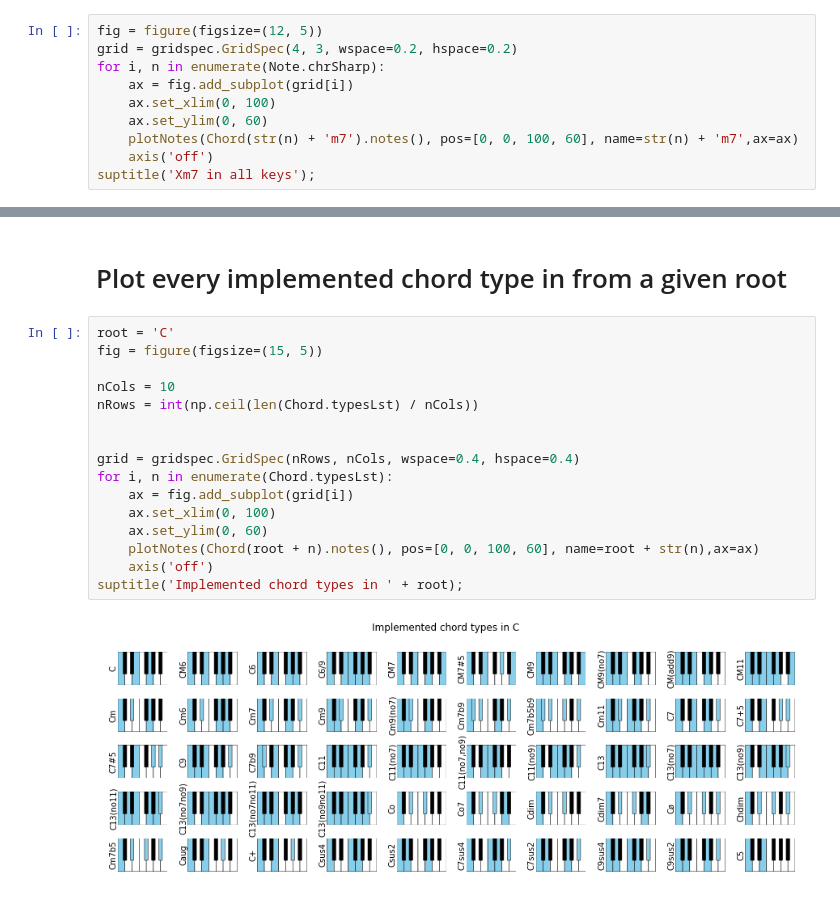
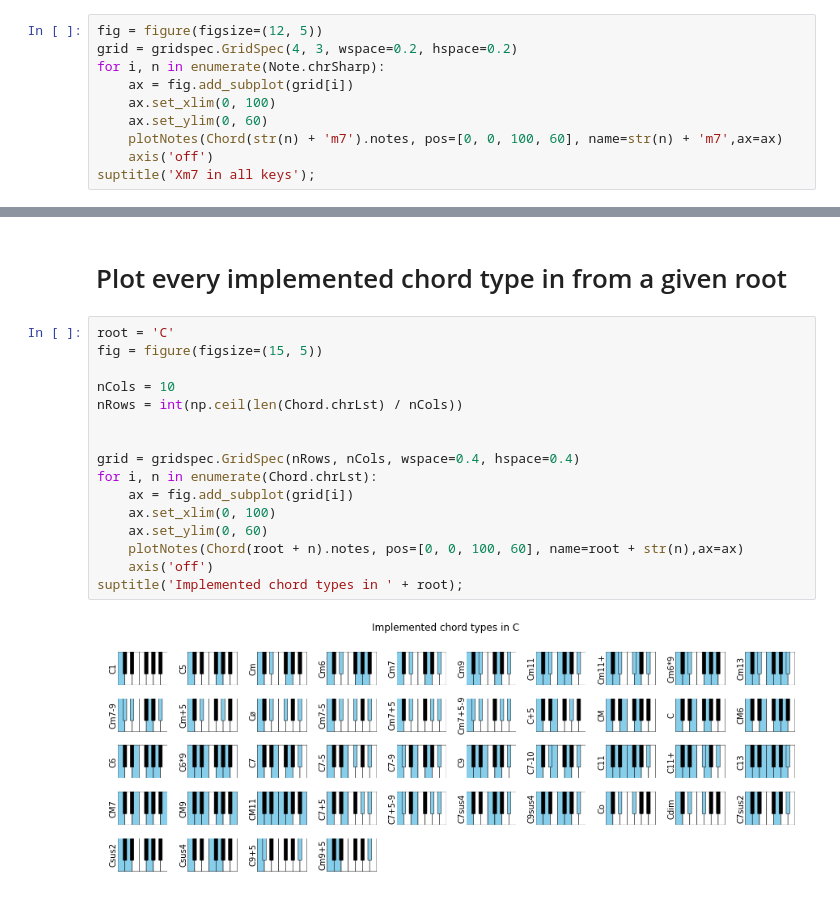
Before and after one commit to NeuralControl/jazzElements, a Jupyter notebook: demos.ipynb, the cells around one changed output, grey strips where cells are left out. Cells and saved outputs as stored; diff of their text form.

Commit message:
MAJOR CHANGE simplified chords for speed

```diff
--- a/demos.ipynb
+++ b/demos.ipynb
@@ -143,7 +136,7 @@ for i, n in enumerate(Note.chrSharp):
     ax = fig.add_subplot(grid[i])
     ax.set_xlim(0, 100)
     ax.set_ylim(0, 60)
-    plotNotes(Chord(str(n) + 'm7').notes(), pos=[0, 0, 100, 60], name=str(n) + 'm7',ax=ax)
+    plotNotes(Chord(str(n) + 'm7').notes, pos=[0, 0, 100, 60], name=str(n) + 'm7',ax=ax)
     axis('off')
 suptitle('Xm7 in all keys');
 # %% [output]
@@ -153,18 +146,18 @@ suptitle('Xm7 in all keys');
 # %%
 root = 'C'
 fig = figure(figsize=(15, 5))
 
 nCols = 10
-nRows = int(np.ceil(len(Chord.typesLst) / nCols))
+nRows = int(np.ceil(len(Chord.chrLst) / nCols))
 
 
 grid = gridspec.GridSpec(nRows, nCols, wspace=0.4, hspace=0.4)
-for i, n in enumerate(Chord.typesLst):
+for i, n in enumerate(Chord.chrLst):
     ax = fig.add_subplot(grid[i])
     ax.set_xlim(0, 100)
     ax.set_ylim(0, 60)
-    plotNotes(Chord(root + n).notes(), pos=[0, 0, 100, 60], name=root + str(n),ax=ax)
+    plotNotes(Chord(root + n).notes, pos=[0, 0, 100, 60], name=root + str(n),ax=ax)
     axis('off')
 suptitle('Implemented chord types in ' + root);
 # %% [output]
-[figure, old version]
+[figure, new version]
```
Also changed, not shown: parts of 5 cells of this notebook, 17 other files.
